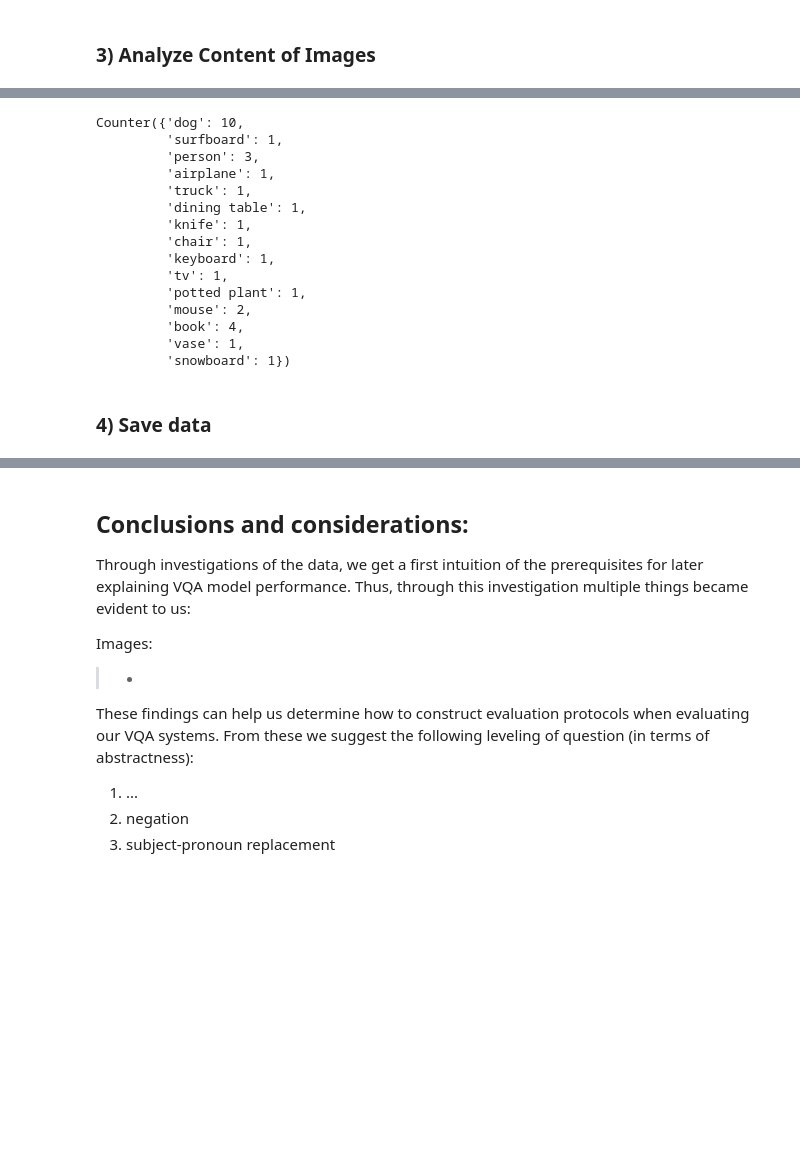
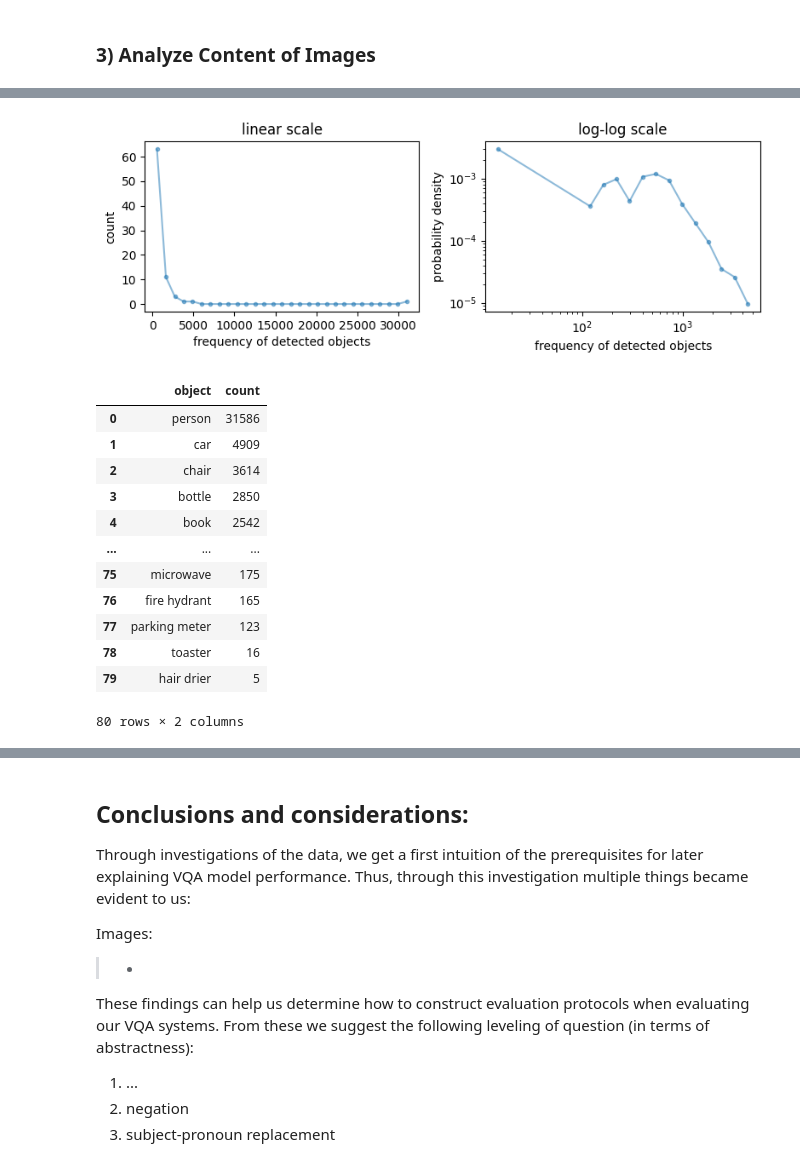
Before and after one commit to albertkjoller/knowledgeVQA, a Jupyter notebook: data_investigation/okvqa_images.ipynb, the cells around one changed output, grey strips where cells are left out. Drawn from its saved outputs; the diff is of its cells as text; code cells hidden in the pictures; blank space fills up the shorter version.

```diff
--- a/data_investigation/okvqa_images.ipynb
+++ b/data_investigation/okvqa_images.ipynb
@@ -160,20 +195,21 @@ Number of number of objects on images: 4
 # %%
 all_objects = okvqa['full'].image_objects.apply(pd.Series).stack().reset_index(drop=True)
+all_objects = pd.DataFrame(sorted(Counter(all_objects).items(), key=lambda x: x[1], reverse=True), columns=['object','count'])
+
+LogAndLinearHist(all_objects['count'], xlabel='frequency of detected objects')
+all_objects
+# %% [output]
+[figure, added]
+|  | object | count |
+| 0 | person | 31586 |
+| 1 | car | 4909 |
+| 2 | chair | 3614 |
+| 3 | bottle | 2850 |
+| 4 | book | 2542 |
+| ... | ... | ... |
+| 75 | microwave | 175 |
+| 76 | fire hydrant | 165 |
+| 77 | parking meter | 123 |
+| 78 | toaster | 16 |
+| 79 | hair drier | 5 |
+80 rows × 2 columns
-# %%
-Counter(all_objects)
-# %% [output]
-Counter({'dog': 10,
-         'surfboard': 1,
-         'person': 3,
-         'airplane': 1,
-         'truck': 1,
-         'dining table': 1,
-         'knife': 1,
-         'chair': 1,
-         'keyboard': 1,
-         'tv': 1,
-         'potted plant': 1,
-         'mouse': 2,
-         'book': 4,
-         'vase': 1,
-         'snowboard': 1})
@@ -186,2 +215,0 @@ Counter({'dog': 10,
-# %% [markdown]
-### 4) Save data
```
Also changed, not shown: parts of 28 cells of this notebook, 3 other files.
